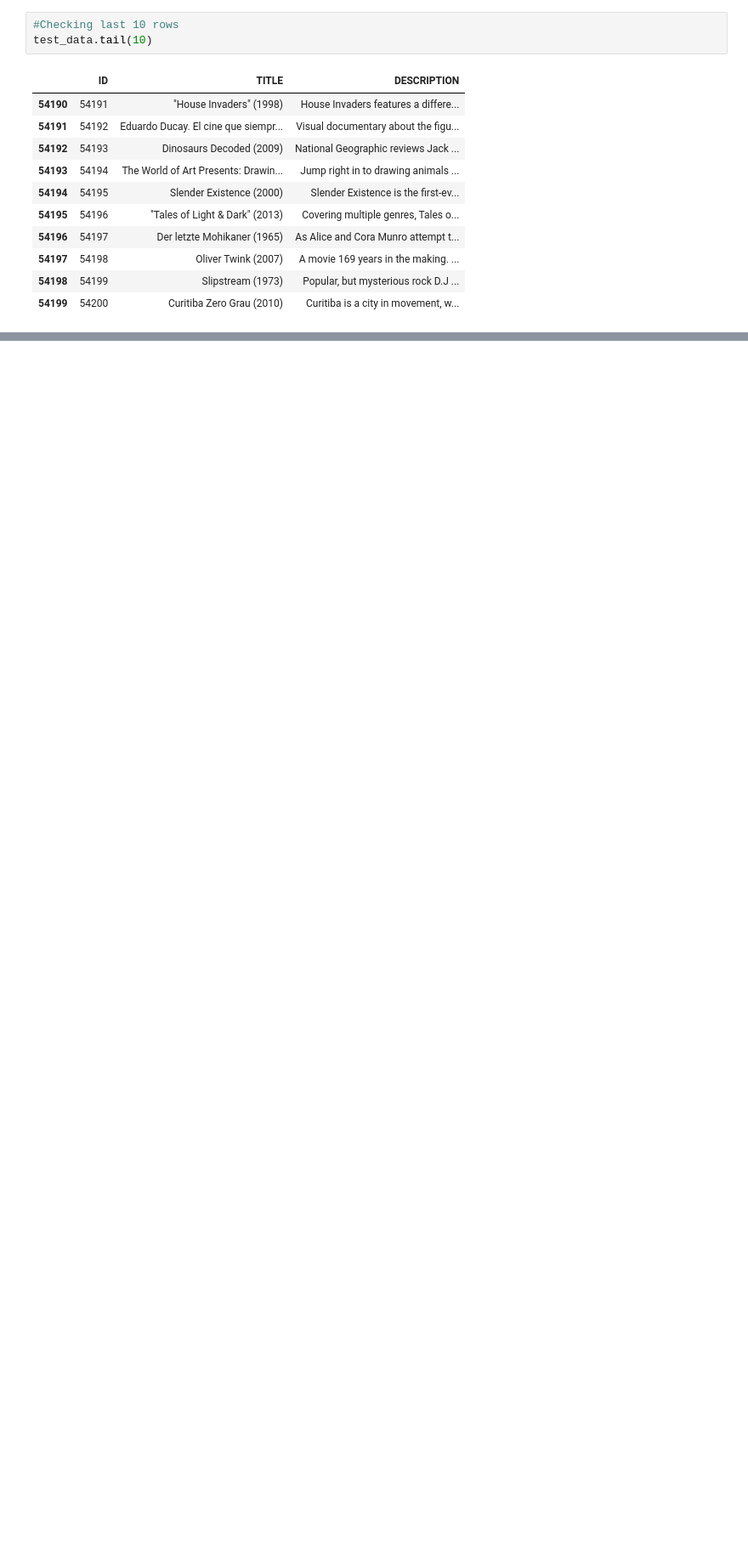
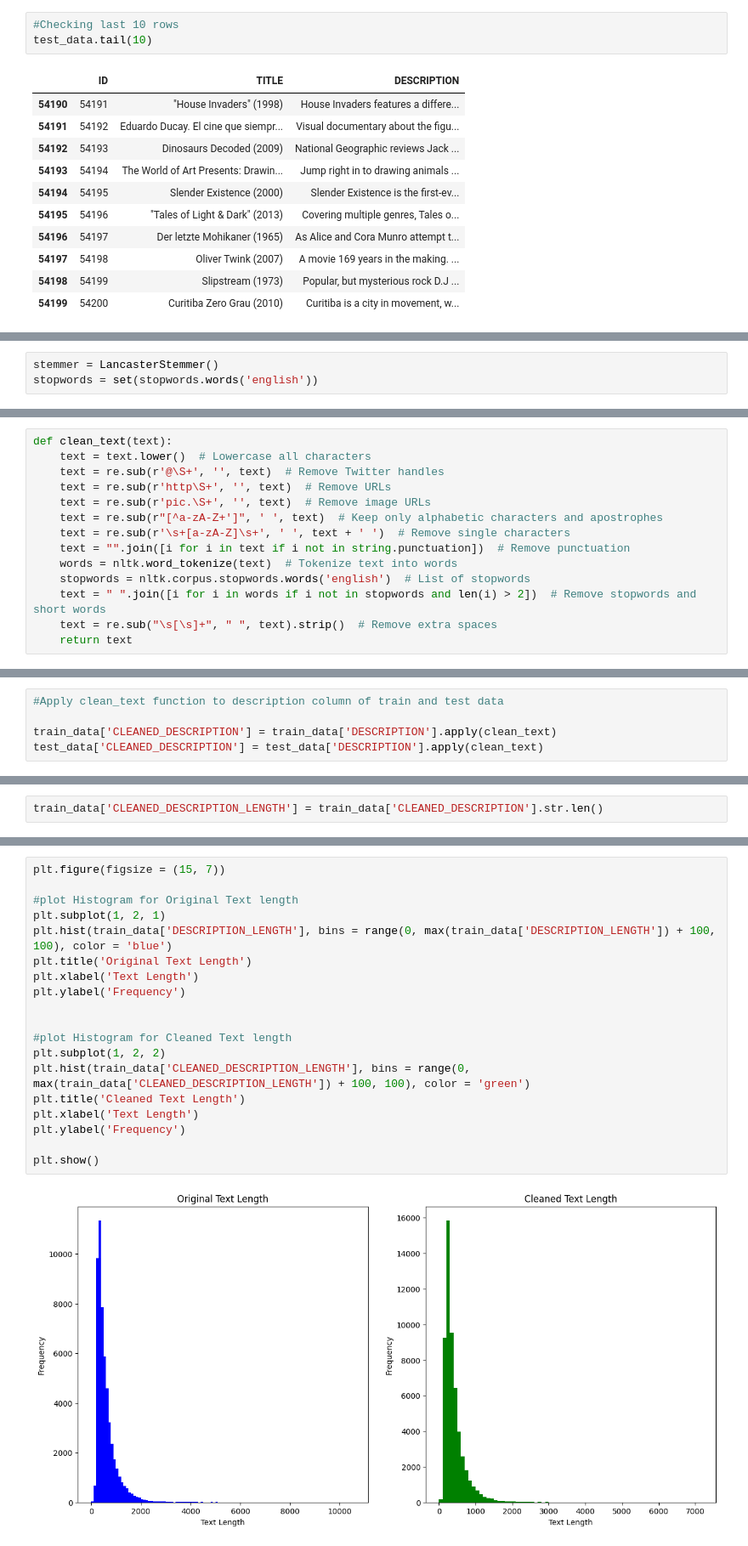
Before and after one commit to Shivamshukla14/Encryptix, a Jupyter notebook: movie_genre_classification.ipynb, the cells around one changed output, grey strips where cells are left out. Shown at 85% size. Saved outputs shown, nothing was run; the diff lists cells and outputs as text; blank space fills up the shorter version.

```diff
--- a/movie_genre_classification.ipynb
+++ b/movie_genre_classification.ipynb
@@ -194,0 +282,3 @@ test_data.sample(10)
+# %%
+stemmer = LancasterStemmer()
+stopwords = set(stopwords.words('english'))
@@ -194,0 +305,14 @@ test_data.sample(10)
+# %%
+def clean_text(text):
+    text = text.lower()  # Lowercase all characters
+    text = re.sub(r'@\S+', '', text)  # Remove Twitter handles
+    text = re.sub(r'http\S+', '', text)  # Remove URLs
+    text = re.sub(r'pic.\S+', '', text)  # Remove image URLs
+    text = re.sub(r"[^a-zA-Z+']", ' ', text)  # Keep only alphabetic characters and apostrophes
+    text = re.sub(r'\s+[a-zA-Z]\s+', ' ', text + ' ')  # Remove single characters
+    text = "".join([i for i in text if i not in string.punctuation])  # Remove punctuation
+    words = nltk.word_tokenize(text)  # Tokenize text into words
+    stopwords = nltk.corpus.stopwords.words('english')  # List of stopwords
+    text = " ".join([i for i in words if i not in stopwords and len(i) > 2])  # Remove stopwords and short words
+    text = re.sub("\s[\s]+", " ", text).strip()  # Remove extra spaces
+    return text
@@ -194,0 +321,5 @@ test_data.sample(10)
+# %%
+#Apply clean_text function to description column of train and test data
+
+train_data['CLEANED_DESCRIPTION'] = train_data['DESCRIPTION'].apply(clean_text)
+test_data['CLEANED_DESCRIPTION'] = test_data['DESCRIPTION'].apply(clean_text)
@@ -194,0 +362,2 @@ test_data.sample(10)
+# %%
+train_data['CLEANED_DESCRIPTION_LENGTH'] = train_data['CLEANED_DESCRIPTION'].str.len()
@@ -194,0 +373,21 @@ test_data.sample(10)
+# %%
+plt.figure(figsize = (15, 7))
+
+#plot Histogram for Original Text length
+plt.subplot(1, 2, 1)
+plt.hist(train_data['DESCRIPTION_LENGTH'], bins = range(0, max(train_data['DESCRIPTION_LENGTH']) + 100, 100), color = 'blue')
+plt.title('Original Text Length')
+plt.xlabel('Text Length')
+plt.ylabel('Frequency')
+
+
+#plot Histogram for Cleaned Text length
+plt.subplot(1, 2, 2)
+plt.hist(train_data['CLEANED_DESCRIPTION_LENGTH'], bins = range(0, max(train_data['CLEANED_DESCRIPTION_LENGTH']) + 100, 100), color = 'green')
+plt.title('Cleaned Text Length')
+plt.xlabel('Text Length')
+plt.ylabel('Frequency')
+
+plt.show()
+# %% [output]
+[figure, added]
```
Also changed, not shown: parts of 51 cells of this notebook.
